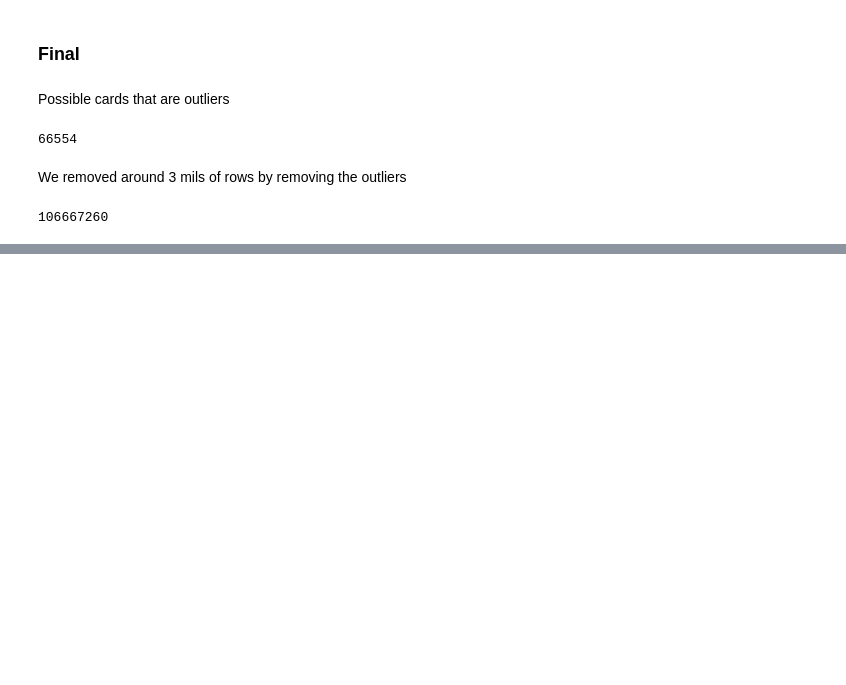
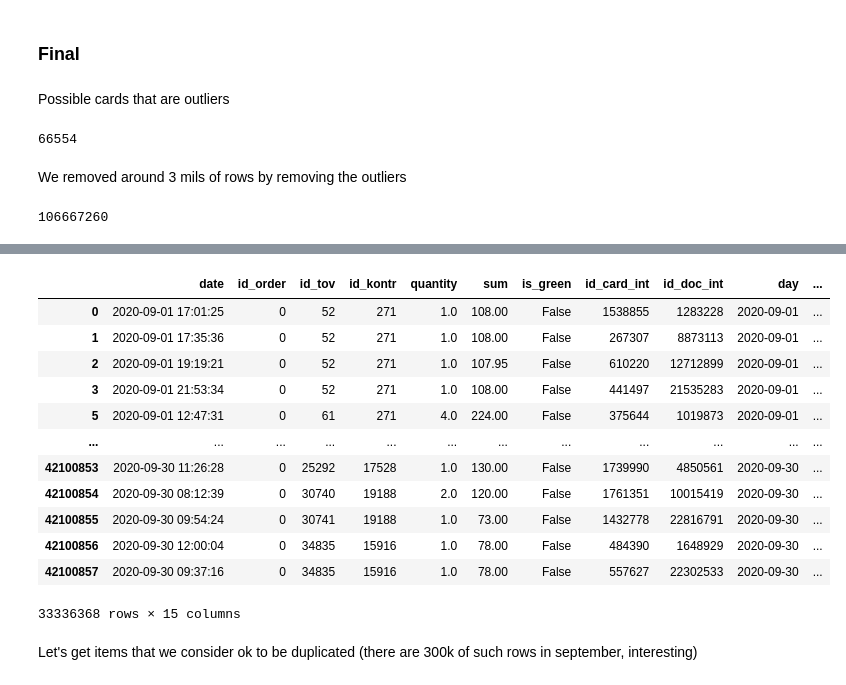
Before and after one commit to cubazis/inno_stats_2020, a Jupyter notebook: hw1.ipynb, the cells around one changed output, grey strips where cells are left out. Drawn from its saved outputs; the diff is of its cells as text; code cells hidden in the pictures; blank space fills up the shorter version.

```diff
--- a/hw1.ipynb
+++ b/hw1.ipynb
@@ -735,0 +853,28 @@ len(df)
+# %%
+split = df.id_doc.str.split('-', expand = True)
+# %%
+df.drop(columns=['id_doc'], inplace=True)
+# %%
+df['id_doc_1'] = split[0]
+df['id_doc_2'] = split[1]
+df['id_doc_3'] = split[2]
+df['id_doc_4'] = split[3]
+df['id_doc_5'] = split[4]
+# %%
+df
+# %% [output]
+|  | date | id_order | id_tov | id_kontr | quantity | sum | is_green | id_card_int | id_doc_int | day | ... |
+| 0 | 2020-09-01 17:01:25 | 0 | 52 | 271 | 1.0 | 108.00 | False | 1538855 | 1283228 | 2020-09-01 | ... |
+| 1 | 2020-09-01 17:35:36 | 0 | 52 | 271 | 1.0 | 108.00 | False | 267307 | 8873113 | 2020-09-01 | ... |
+| 2 | 2020-09-01 19:19:21 | 0 | 52 | 271 | 1.0 | 107.95 | False | 610220 | 12712899 | 2020-09-01 | ... |
+| 3 | 2020-09-01 21:53:34 | 0 | 52 | 271 | 1.0 | 108.00 | False | 441497 | 21535283 | 2020-09-01 | ... |
+| 5 | 2020-09-01 12:47:31 | 0 | 61 | 271 | 4.0 | 224.00 | False | 375644 | 1019873 | 2020-09-01 | ... |
+| ... | ... | ... | ... | ... | ... | ... | ... | ... | ... | ... | ... |
+| 42100853 | 2020-09-30 11:26:28 | 0 | 25292 | 17528 | 1.0 | 130.00 | False | 1739990 | 4850561 | 2020-09-30 | ... |
+| 42100854 | 2020-09-30 08:12:39 | 0 | 30740 | 19188 | 2.0 | 120.00 | False | 1761351 | 10015419 | 2020-09-30 | ... |
+| 42100855 | 2020-09-30 09:54:24 | 0 | 30741 | 19188 | 1.0 | 73.00 | False | 1432778 | 22816791 | 2020-09-30 | ... |
+| 42100856 | 2020-09-30 12:00:04 | 0 | 34835 | 15916 | 1.0 | 78.00 | False | 484390 | 1648929 | 2020-09-30 | ... |
+| 42100857 | 2020-09-30 09:37:16 | 0 | 34835 | 15916 | 1.0 | 78.00 | False | 557627 | 22302533 | 2020-09-30 | ... |
+33336368 rows × 15 columns
+# %% [markdown]
+Let's get items that we consider ok to be duplicated (there are 300k of such rows in september, interesting)
```
Also changed, not shown: parts of 31 cells of this notebook.
